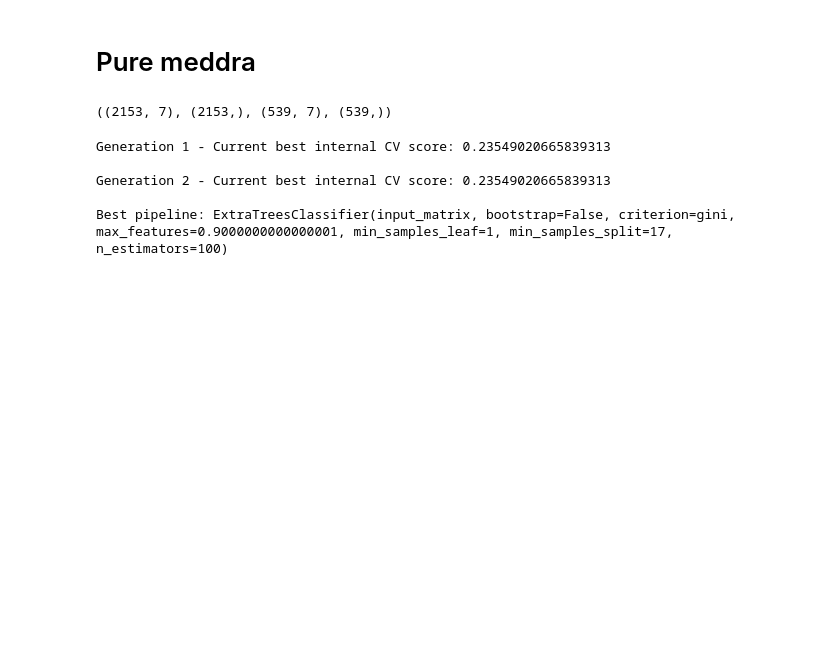
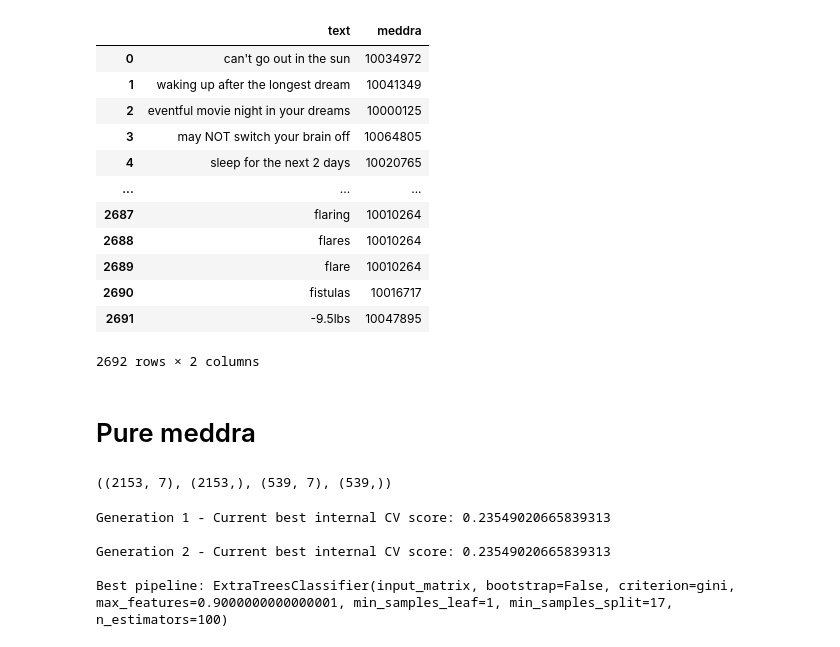
Before and after one commit to AlexKay28/MedConcNorm, a Jupyter notebook: notebooks/data_prep_and_TPOT.ipynb, the cells around one changed output. Saved outputs shown, nothing was run; the diff lists cells and outputs as text; code cells hidden in the pictures; blank space fills up the shorter version.

```diff
--- a/notebooks/data_prep_and_TPOT.ipynb
+++ b/notebooks/data_prep_and_TPOT.ipynb
@@ -38,6 +38,22 @@ df_huge = df_huge[df_huge['meddra'].isin(df['meddra'])]
 # %%
 # df.to_csv('../data/interim/simple_data.csv', index=False)
 # df_huge.to_csv('../data/interim/rich_data.csv', index=False)
+# %%
+df
+# %% [output]
+|  | text | meddra |
+| 0 | can't go out in the sun | 10034972 |
+| 1 | waking up after the longest dream | 10041349 |
+| 2 | eventful movie night in your dreams | 10000125 |
+| 3 | may NOT switch your brain off | 10064805 |
+| 4 | sleep for the next 2 days | 10020765 |
+| ... | ... | ... |
+| 2687 | flaring | 10010264 |
+| 2688 | flares | 10010264 |
+| 2689 | flare | 10010264 |
+| 2690 | fistulas | 10016717 |
+| 2691 | -9.5lbs | 10047895 |
+2692 rows × 2 columns
 # %% [markdown]
 # Pure meddra
 # %%
```
Also changed, not shown: 5 other files.
